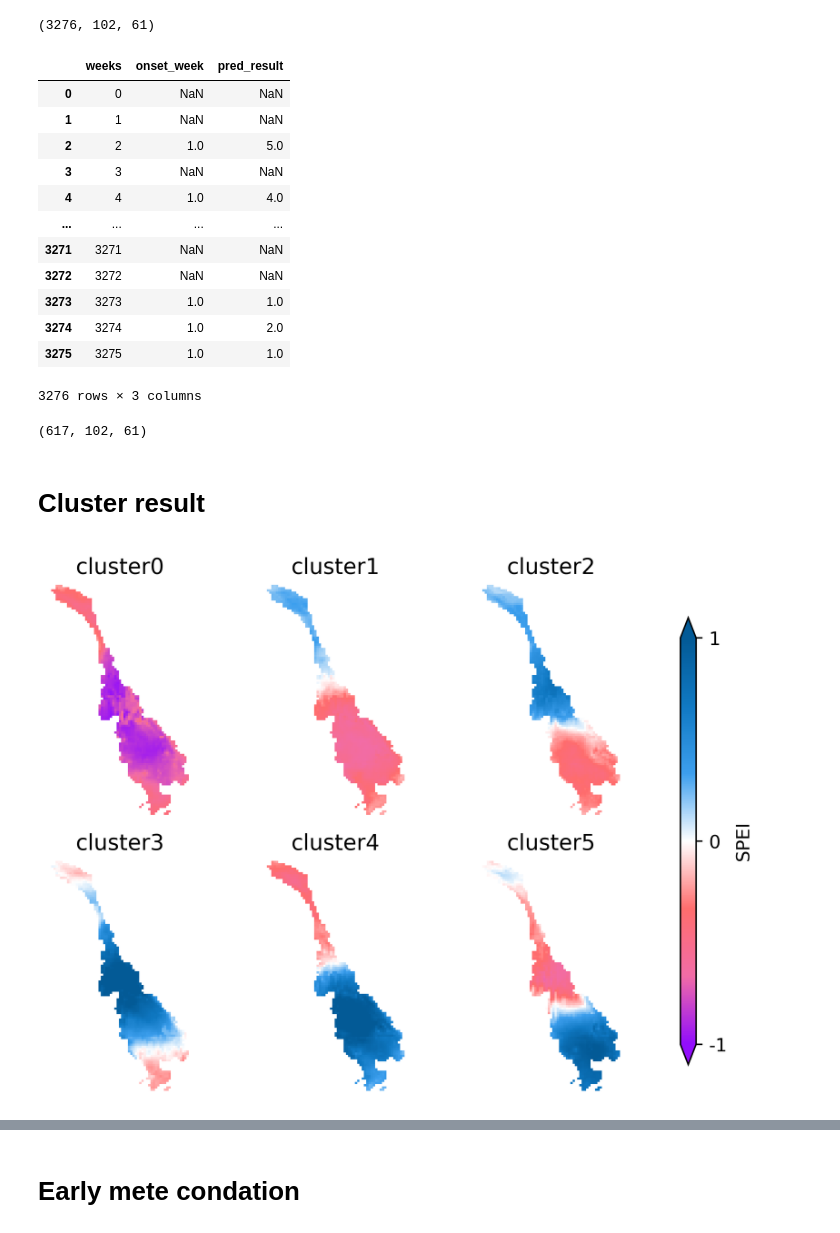
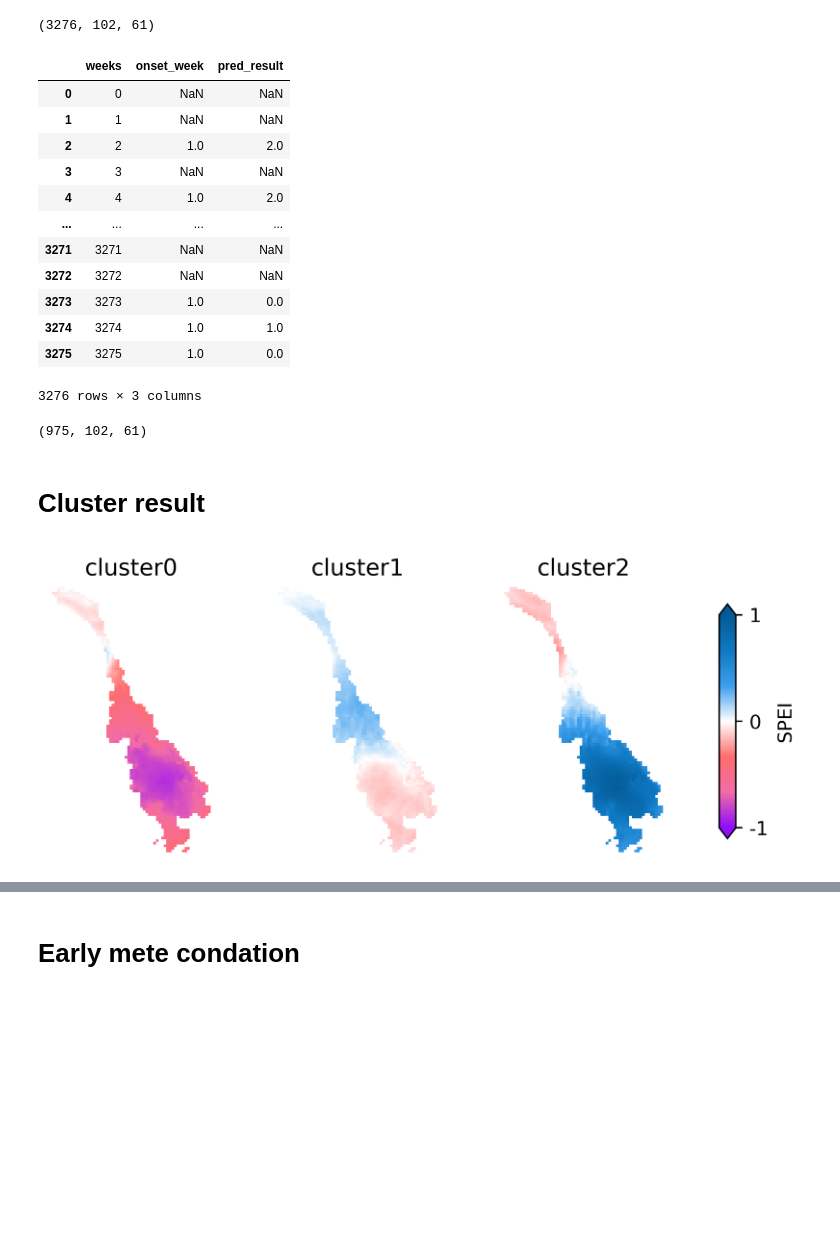
Before and after one commit to Gong001/flash_drought, a Jupyter notebook: SPEI_flash_drought_SOM (1).ipynb, the cells around one changed output, grey strips where cells are left out. Drawn from its saved outputs; the diff is of its cells as text; code cells hidden in the pictures; blank space fills up the shorter version.

```diff
--- a/SPEI_flash_drought_SOM (1).ipynb
+++ b/SPEI_flash_drought_SOM (1).ipynb
@@ -384,5 +384,5 @@ plt.show()
 # %%
-num = 6
+num = 3
 som = mySOM(m=num, n=1, dim=1336)
 som.fit(spei_SOM)
 predictions = som.predict(spei_SOM)
@@ -418,51 +418,50 @@ df
 |  | weeks | onset_week | pred_result |
 | 0 | 0 | NaN | NaN |
 | 1 | 1 | NaN | NaN |
-| 2 | 2 | 1.0 | 5.0 |
+| 2 | 2 | 1.0 | 2.0 |
 | 3 | 3 | NaN | NaN |
-| 4 | 4 | 1.0 | 4.0 |
+| 4 | 4 | 1.0 | 2.0 |
 | ... | ... | ... | ... |
 | 3271 | 3271 | NaN | NaN |
 | 3272 | 3272 | NaN | NaN |
-| 3273 | 3273 | 1.0 | 1.0 |
-| 3274 | 3274 | 1.0 | 2.0 |
-| 3275 | 3275 | 1.0 | 1.0 |
+| 3273 | 3273 | 1.0 | 0.0 |
+| 3274 | 3274 | 1.0 | 1.0 |
+| 3275 | 3275 | 1.0 | 0.0 |
 3276 rows × 3 columns
 # %%
-spei0.shape
+spei2.shape
 # %% [output]
-(617, 102, 61)
+(975, 102, 61)
 # %% [markdown]
 # Cluster result
 # %%
 import matplotlib.pyplot as plt
 
-fig, ax = plt.subplots(2, 3, figsize=(6, 5), dpi=500)
+fig, ax = plt.subplots(1, 3, figsize=(6, 2.5), dpi=500)
 images = []
 
-namessperc_on = ['cluster0', 'cluster1', 'cluster2', 'cluster3', 'cluster4','cluster5']
-cluster_speifd = [np.nanmean(spei0,axis=0),np.nanmean(spei1,axis=0),np.nanmean(spei2,axis=0),
-                  np.nanmean(spei3,axis=0),np.nanmean(spei4,axis=0),np.nanmean(spei5,axis=0)]
+namessperc_on = ['cluster0', 'cluster1', 'cluster2',]
+cluster_speifd = [np.nanmean(spei0,axis=0),np.nanmean(spei1,axis=0),np.nanmean(spei2,axis=0),]
 
 for i, (qt, subplot, name) in enumerate(zip(cluster_speifd, ax.flat, namessperc_on)):
     im = subplot.imshow(qt, cmap=cmap5.reversed(), interpolation='nearest',vmin=-1,vmax=1)
     images.append(im)
     subplot.set_xticks([])
     subplot.set_yticks([])
     subplot.set_frame_on(False)
-    ax[-1, -1].axis('off')
+    ax[-1,].axis('off')
     subplot.set_title(name)
 
 cax = fig.add_axes([0.95, 0.15, 0.02, 0.68])
 cbar = plt.colorbar(im, cax=cax, extend='both')
 cbar.set_ticks([-1,0,1])
 cbar.set_ticklabels(['-1','0','1'])
 cbar.set_label('SPEI')
 
-plt.savefig('cluster_spei.pdf')
+# plt.savefig('cluster_spei.pdf')
 plt.show()
 # %% [output]
-[figure, old version]
+[figure, new version]
 # %%
 spei0_0 = np.where(np.nanmean(spei0,axis=0)>0, np.nan, np.nanmean(spei0,axis=0))
 spei1_0 = np.where(np.nanmean(spei1,axis=0)>0, np.nan, np.nanmean(spei1,axis=0))
```
Also changed, not shown: parts of 15 cells of this notebook.
